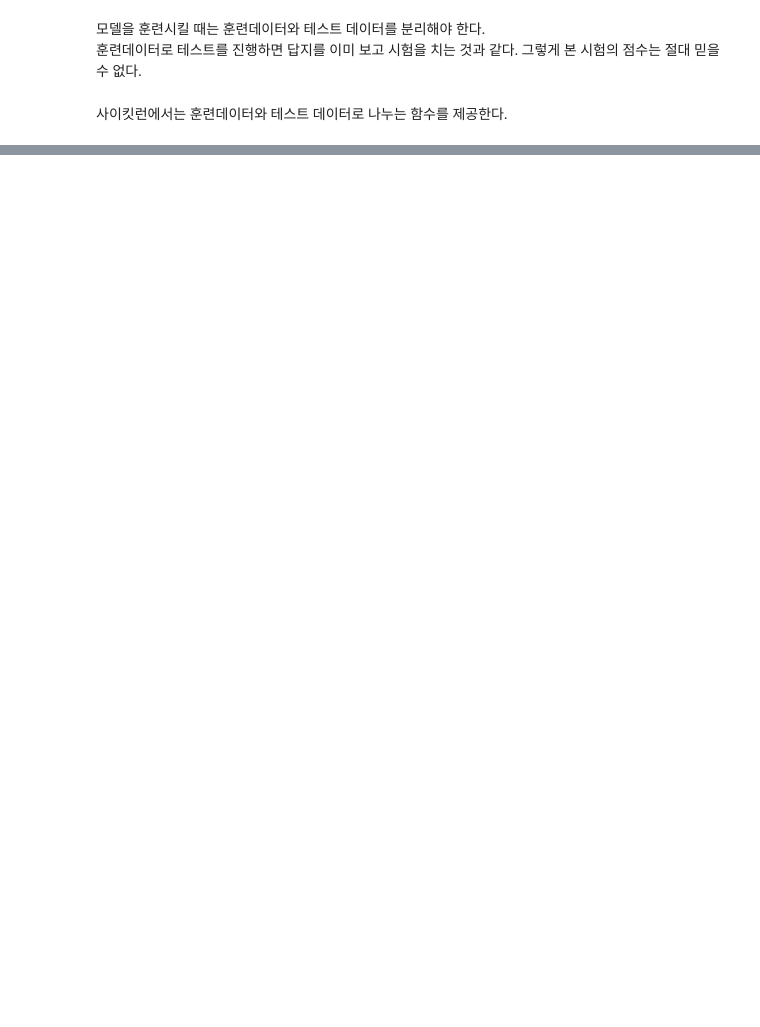
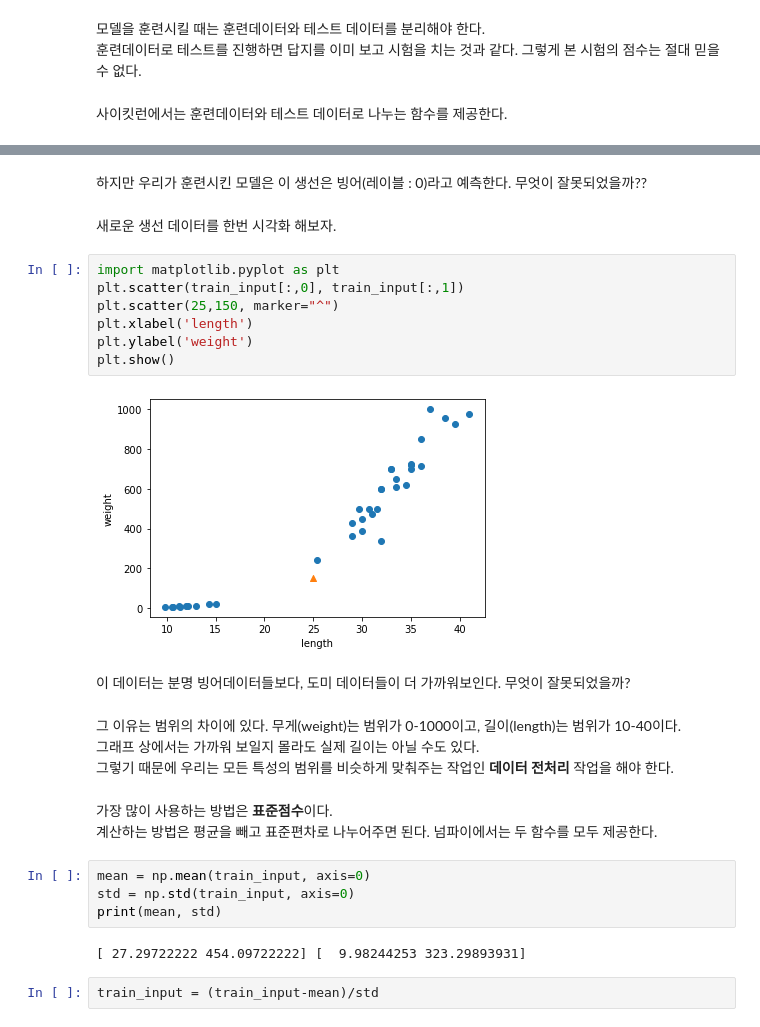
Before and after one commit to gyu6172/A.I_Study, a Jupyter notebook: 혼공머신/2. 데이터 다루기.ipynb, the cells around one changed output, grey strips where cells are left out. Cells and saved outputs as stored; diff of their text form; blank space fills up the shorter version.

```diff
--- a/혼공머신/2. 데이터 다루기.ipynb
+++ b/혼공머신/2. 데이터 다루기.ipynb
@@ -60,0 +107,30 @@ train_test_split()함수를 사용하면 데이터를 훈련데이터와 테스
+# %% [markdown]
+하지만 우리가 훈련시킨 모델은 이 생선은 빙어(레이블 : 0)라고 예측한다. 무엇이 잘못되었을까??
+# %% [markdown]
+새로운 생선 데이터를 한번 시각화 해보자.
+# %%
+import matplotlib.pyplot as plt
+plt.scatter(train_input[:,0], train_input[:,1])
+plt.scatter(25,150, marker="^")
+plt.xlabel('length')
+plt.ylabel('weight')
+plt.show()
+# %% [output]
+[figure, added]
+# %% [markdown]
+이 데이터는 분명 빙어데이터들보다, 도미 데이터들이 더 가까워보인다. 무엇이 잘못되었을까?
+# %% [markdown]
+그 이유는 범위의 차이에 있다. 무게(weight)는 범위가 0-1000이고, 길이(length)는 범위가 10-40이다.
+그래프 상에서는 가까워 보일지 몰라도 실제 길이는 아닐 수도 있다.
+그렇기 때문에 우리는 모든 특성의 범위를 비슷하게 맞춰주는 작업인 **데이터 전처리** 작업을 해야 한다.
+# %% [markdown]
+가장 많이 사용하는 방법은 **표준점수**이다.
+계산하는 방법은 평균을 빼고 표준편차로 나누어주면 된다. 넘파이에서는 두 함수를 모두 제공한다.
+# %%
+mean = np.mean(train_input, axis=0)
+std = np.std(train_input, axis=0)
+print(mean, std)
+# %% [output]
+[ 27.29722222 454.09722222] [  9.98244253 323.29893931]
+# %%
+train_input = (train_input-mean)/std
```
Also changed, not shown: parts of 23 cells of this notebook.
